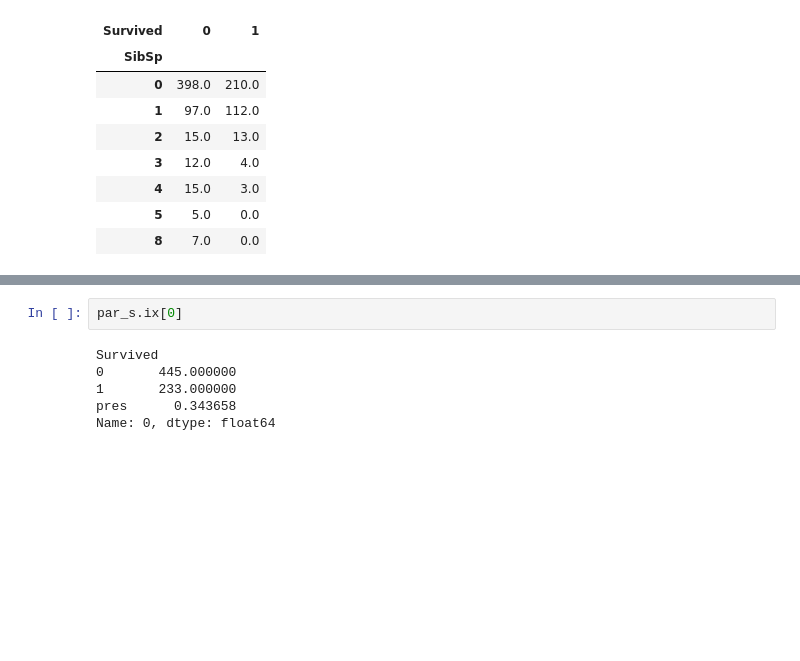
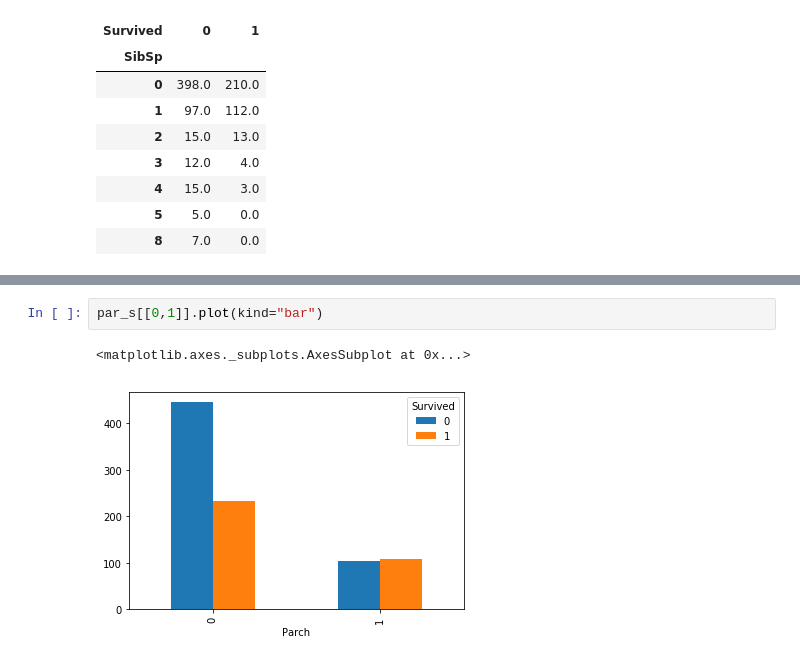
Before and after one commit to sunzhicheng369/titan, a Jupyter notebook: titan.ipynb, the cells around one changed output, grey strips where cells are left out. Cells and saved outputs as stored; diff of their text form; blank space fills up the shorter version.

```diff
--- a/titan.ipynb
+++ b/titan.ipynb
@@ -245,8 +279,5 @@ See the caveats in the documentation: http://pandas.pydata.org/pandas-docs/stabl
-# %%
-par_s.ix[0]
-# %% [output]
-Survived
-0       445.000000
-1       233.000000
-pres      0.343658
-Name: 0, dtype: float64
+# %%
+par_s[[0,1]].plot(kind="bar")
+# %% [output]
+<matplotlib.axes._subplots.AxesSubplot at 0x...>
+[figure, added]
```
Also changed, not shown: parts of 23 cells of this notebook, 1 other file.
